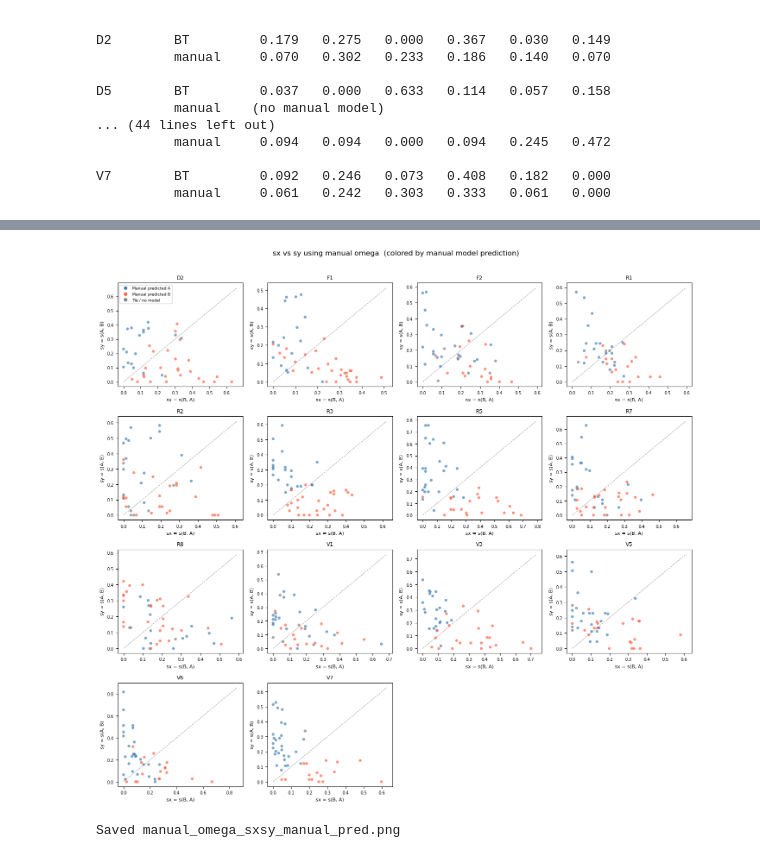
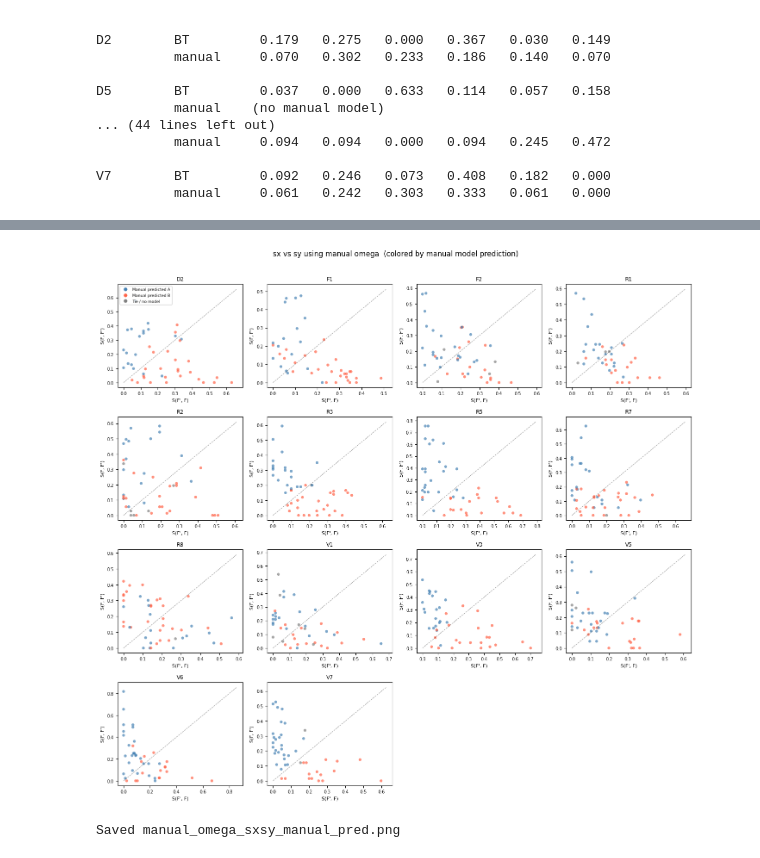
Before and after one commit to michelleeesi/topmodel, a Jupyter notebook: 412study/412_bt_analysis.ipynb, the cells around one changed output, grey strips where cells are left out. Drawn from its saved outputs; the diff is of its cells as text; code cells hidden in the pictures.

```diff
--- a/412study/412_bt_analysis.ipynb
+++ b/412study/412_bt_analysis.ipynb
@@ -232,8 +232,8 @@ for ax, pid in zip(axes, persons):
                    marker='*', s=120, color='black',
                    edgecolors='black', linewidths=0.5, zorder=6)
 
-    ax.set_xlabel('sx = s(B, A)', fontsize=8)
-    ax.set_ylabel('sy = s(A, B)', fontsize=8)
+    ax.set_xlabel("S(F', F)", fontsize=8)
+    ax.set_ylabel("S(F, F')", fontsize=8)
     ax.set_title(f'{pid}  (acc={res["acc"]:.0%})', fontsize=9)
     ax.tick_params(labelsize=7)
 
@@ -470,4 +413,10 @@ Saved manual_omega_sxsy.png
 # %%
+# pids_manual / grid dimensions are derived from cell 9's pids_both
+pids_manual = pids_both
+n_m       = len(pids_manual)
+ncols_m   = 4
+nrows_m   = (n_m + ncols_m - 1) // ncols_m
+
 # sx vs sy using manual omega, colored by MANUAL MODEL prediction
 preds = pd.read_csv('pairwise_model_predictions.csv')[['personID','num_Q','model_prediction']]
 # deduplicate: some persons have multiple rows per num_Q (different food types)
@@ -493,36 +442,36 @@ for ax, pid in zip(axes, pids_manual):
     colors_pt = [choice_color.get(c, 'gray') for c in pred_col]
 
     ax.scatter(sx, sy, c=colors_pt, alpha=0.7, s=22, linewidths=0)
 
     lim = max(sx.max(), sy.max()) * 1.05
     ax.plot([0, lim], [0, lim], 'k--', lw=0.8, alpha=0.4)
 
-    ax.set_xlabel('sx = s(B, A)', fontsize=8)
-    ax.set_ylabel('sy = s(A, B)', fontsize=8)
+    ax.set_xlabel("S(F', F)", fontsize=8)
+    ax.set_ylabel("S(F, F')", fontsize=8)
     ax.set_title(pid, fontsize=9)
     ax.tick_params(labelsize=7)
 
 legend_els = [
     Line2D([0],[0], marker='o', color='w', markerfacecolor='steelblue',
            markersize=7, label='Manual predicted A'),
     Line2D([0],[0], marker='o', color='w', markerfacecolor='tomato',
            markersize=7, label='Manual predicted B'),
     Line2D([0],[0], marker='o', color='w', markerfacecolor='gray',
            markersize=7, label='Tie / no model'),
 ]
 axes[0].legend(handles=legend_els, fontsize=6.5, loc='upper left')
 
 for ax in axes[n_m:]:
     ax.set_visible(False)
 
 plt.suptitle('sx vs sy using manual omega  (colored by manual model prediction)',
              fontsize=12, y=1.01)
 plt.tight_layout()
 plt.savefig('manual_omega_sxsy_manual_pred.png', dpi=120, bbox_inches='tight')
 plt.show()
 print('Saved manual_omega_sxsy_manual_pred.png')
 # %% [output]
-[figure, old version]
+[figure, new version]
 Saved manual_omega_sxsy_manual_pred.png
 # %%
 # sx vs sy (manual omega, colored by actual choice) with stars on mismatches
```
Also changed, not shown: parts of 12 cells of this notebook, 43 other files.
